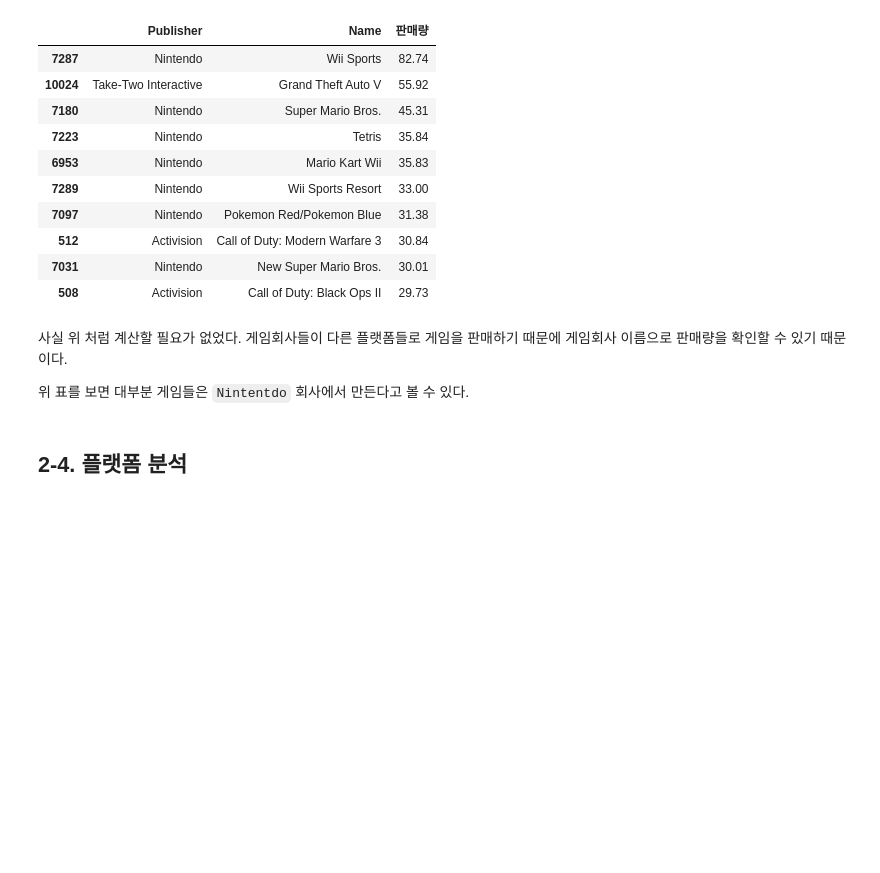
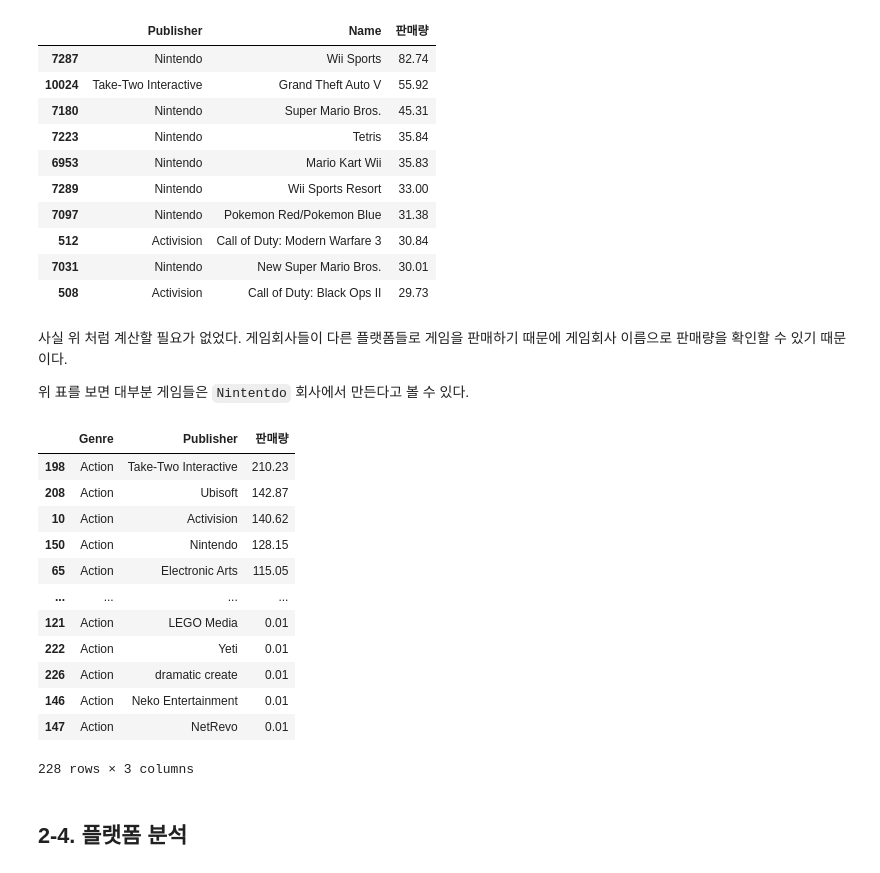
Before and after one commit to dustin-kang/ds-GameDesignAnalysis, a Jupyter notebook: code/Proj1_EDA.ipynb, the cells around one changed output. Cells and saved outputs as stored; diff of their text form; code cells hidden in the pictures; blank space fills up the shorter version.

```diff
--- a/code/Proj1_EDA.ipynb
+++ b/code/Proj1_EDA.ipynb
@@ -996,6 +996,24 @@ data_c3.sort_values(by='판매량',ascending=False).head(10)
 게임회사 이름으로 판매량을 확인할 수 있기 때문이다.
 
 위 표를 보면 대부분 게임들은 `Nintentdo` 회사에서 만든다고 볼 수 있다.
+# %%
+data_c3a = data_c.groupby(['Genre','Publisher'])['Total_Sales'].sum().reset_index(name='판매량')
+data_c3a = data_c3a.sort_values(by='판매량',ascending=False)
+data_c3a[data_c3a.Genre == 'Action']
+# %% [output]
+|  | Genre | Publisher | 판매량 |
+| 198 | Action | Take-Two Interactive | 210.23 |
+| 208 | Action | Ubisoft | 142.87 |
+| 10 | Action | Activision | 140.62 |
+| 150 | Action | Nintendo | 128.15 |
+| 65 | Action | Electronic Arts | 115.05 |
+| ... | ... | ... | ... |
+| 121 | Action | LEGO Media | 0.01 |
+| 222 | Action | Yeti | 0.01 |
+| 226 | Action | dramatic create | 0.01 |
+| 146 | Action | Neko Entertainment | 0.01 |
+| 147 | Action | NetRevo | 0.01 |
+228 rows × 3 columns
 # %% [markdown]
 ## 2-4. 플랫폼 분석
 # %% [markdown]
```
Also changed, not shown: parts of 9 cells of this notebook.
